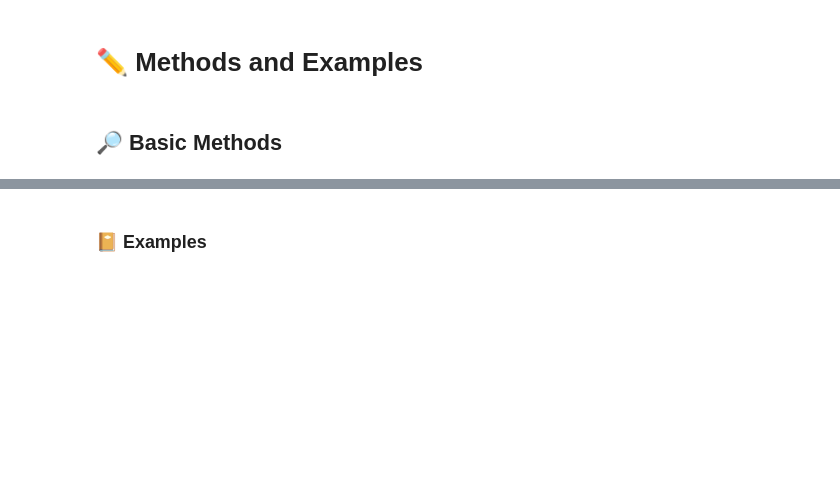
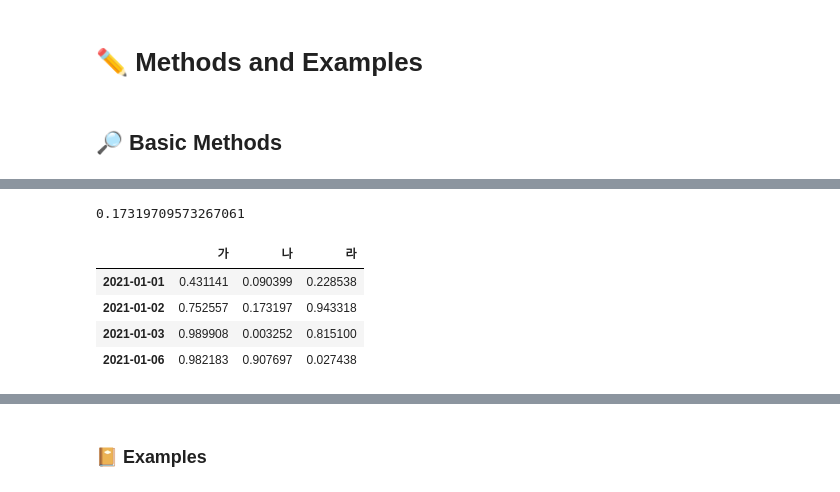
Before and after one commit to hw79chopin/Python3-Codebook, a Jupyter notebook: 2-2. Pandas/[Pandas] Python3 Codebook.ipynb, the cells around one changed output, grey strips where cells are left out. Saved outputs shown, nothing was run; the diff lists cells and outputs as text; code cells hidden in the pictures; blank space fills up the shorter version.

```diff
--- a/2-2. Pandas/[Pandas] Python3 Codebook.ipynb
+++ b/2-2. Pandas/[Pandas] Python3 Codebook.ipynb
@@ -65,0 +78,6 @@ pd.set_option('display.max_rows', 200)
+# %%
+# Change ojbect column to Categorical Column
+'''
+Categorical Column consumes less data and performs much faster than plain text data
+'''
+df['BILL_NAME'] = pd.Categorical(df['BILL_NAME'])
@@ -65,0 +87,20 @@ pd.set_option('display.max_rows', 200)
+# %%
+# Rename categories
+df['grade'].cat.categories = ['Top', "Middle", "Bottom"]
+# %%
+# Setting with Numpy Array
+df.loc[:, "Column1"] = np.array([5] * len(df))
+# %%
+# Using iat
+df.iat[1, 1]
+# %% [output]
+0.17319709573267061
+# %%
+# Select by locations
+df.iloc[[0,1,2,5], [0,1,3]]
+# %% [output]
+|  | 가 | 나 | 라 |
+| 2021-01-01 | 0.431141 | 0.090399 | 0.228538 |
+| 2021-01-02 | 0.752557 | 0.173197 | 0.943318 |
+| 2021-01-03 | 0.989908 | 0.003252 | 0.815100 |
+| 2021-01-06 | 0.982183 | 0.907697 | 0.027438 |
```
Also changed, not shown: parts of 18 cells of this notebook.
